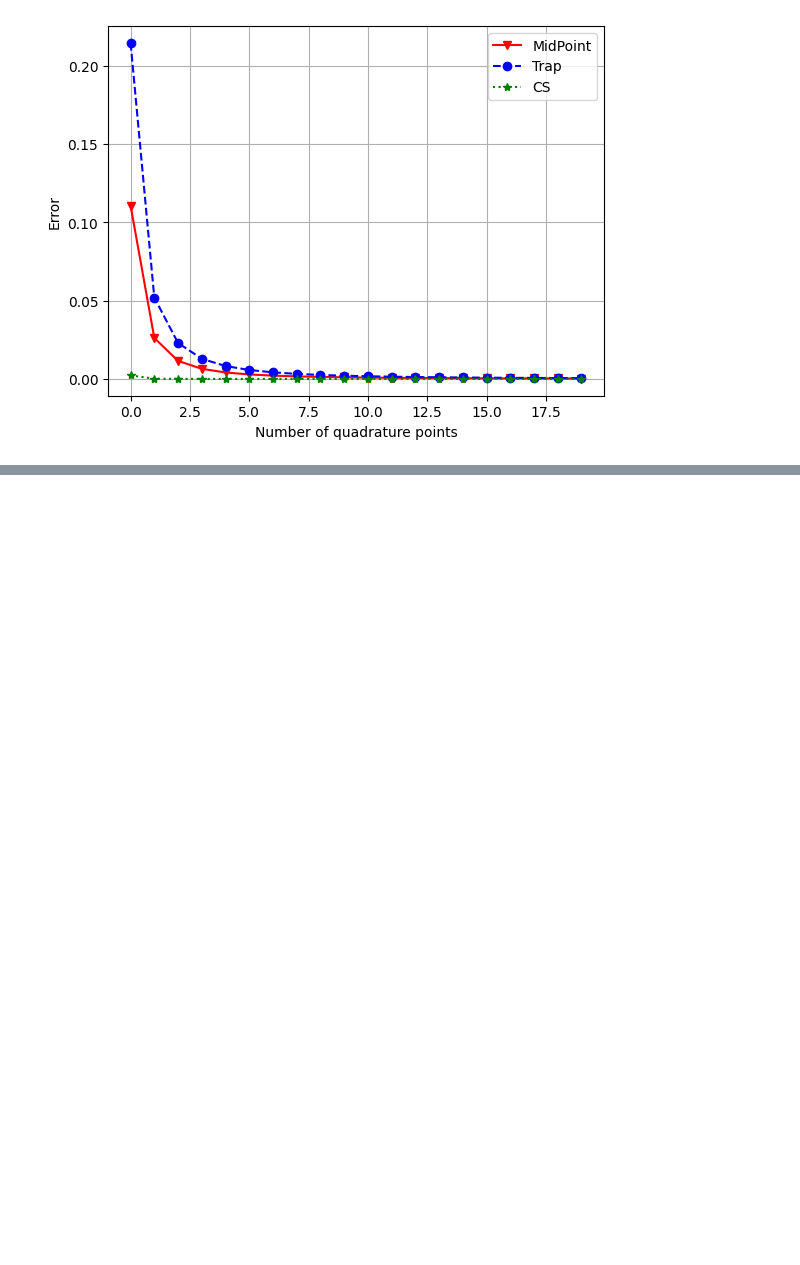
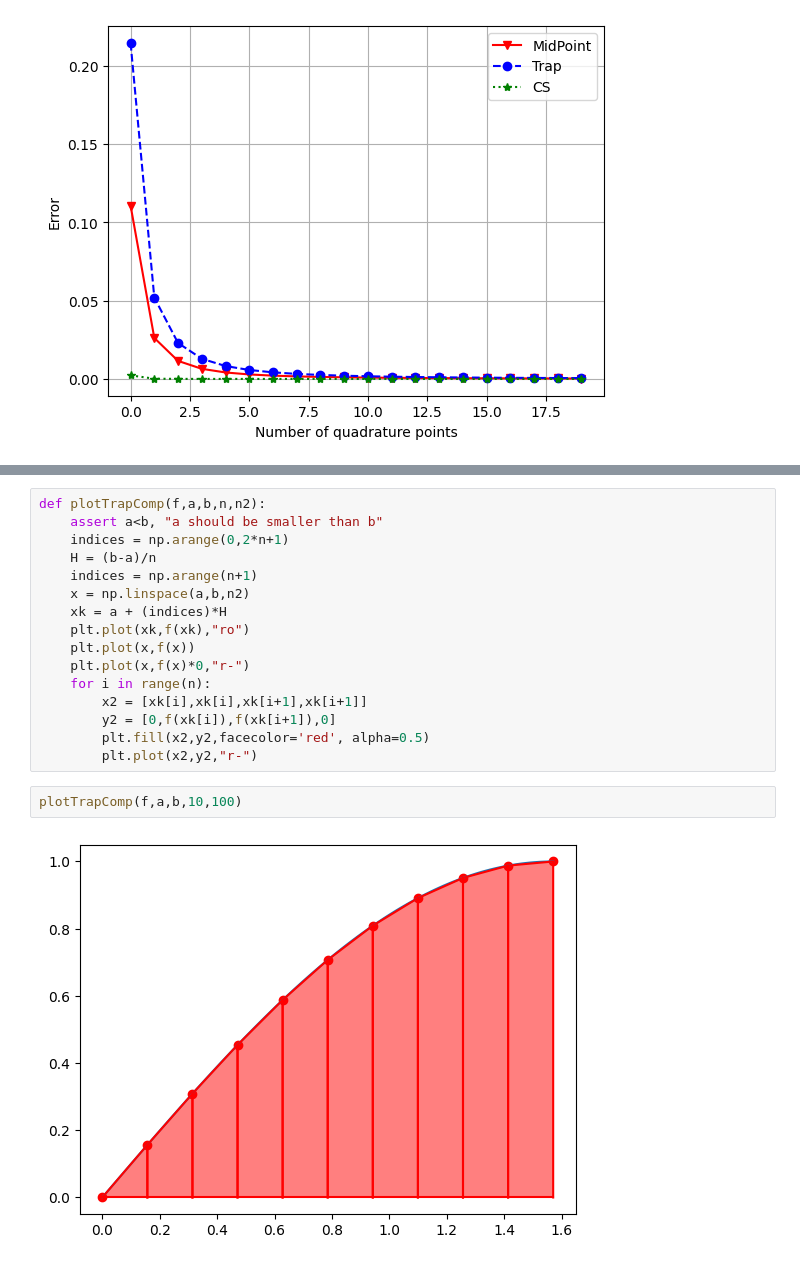
Before and after one commit to giovastabile/analisi_numerica, a Jupyter notebook: notebooks/05_integrazione_numerica.ipynb, the cells around one changed output, grey strips where cells are left out. Drawn from its saved outputs; the diff is of its cells as text; blank space fills up the shorter version.

```diff
--- a/notebooks/05_integrazione_numerica.ipynb
+++ b/notebooks/05_integrazione_numerica.ipynb
@@ -230,0 +244,20 @@ plt.legend()
+# %%
+def plotTrapComp(f,a,b,n,n2):
+    assert a<b, "a should be smaller than b"
+    indices = np.arange(0,2*n+1)
+    H = (b-a)/n
+    indices = np.arange(n+1)
+    x = np.linspace(a,b,n2)
+    xk = a + (indices)*H
+    plt.plot(xk,f(xk),"ro")
+    plt.plot(x,f(x))
+    plt.plot(x,f(x)*0,"r-")
+    for i in range(n):
+        x2 = [xk[i],xk[i],xk[i+1],xk[i+1]]
+        y2 = [0,f(xk[i]),f(xk[i+1]),0]
+        plt.fill(x2,y2,facecolor='red', alpha=0.5)
+        plt.plot(x2,y2,"r-")
+# %%
+plotTrapComp(f,a,b,10,100)
+# %% [output]
+[figure, added]
```
Also changed, not shown: parts of 4 cells of this notebook.
